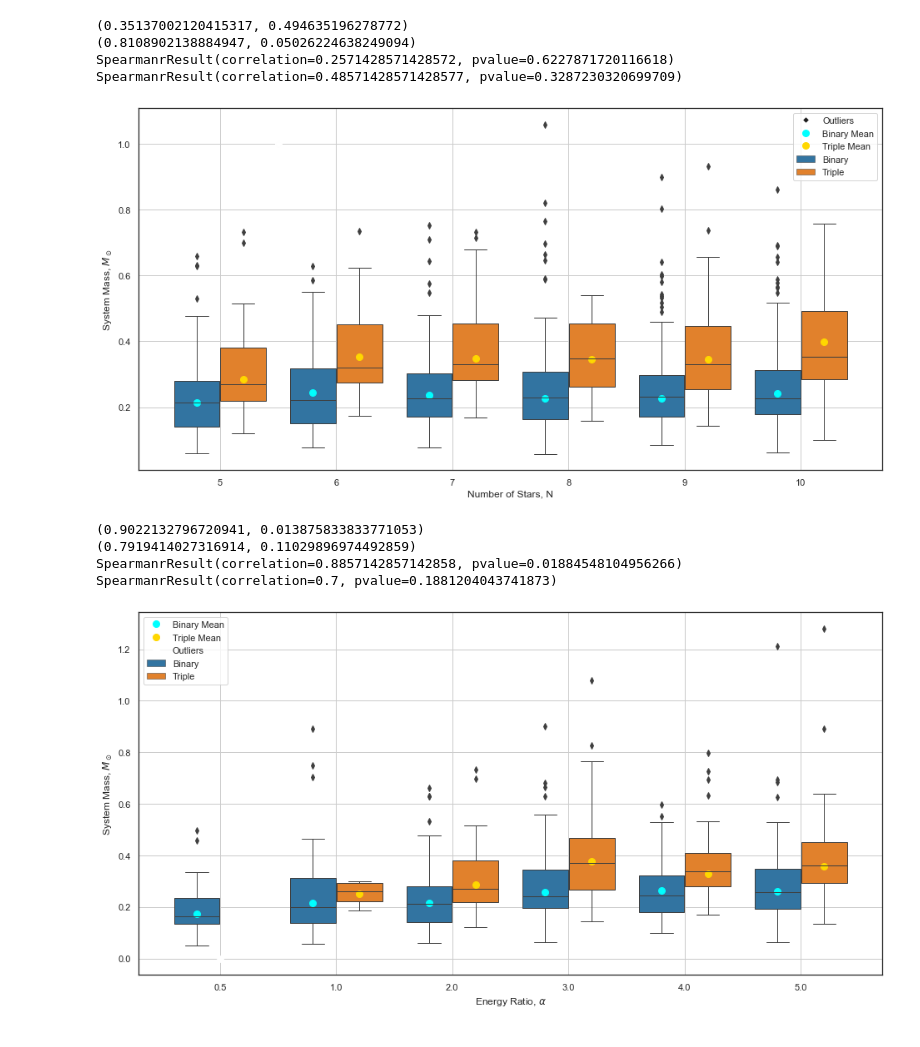
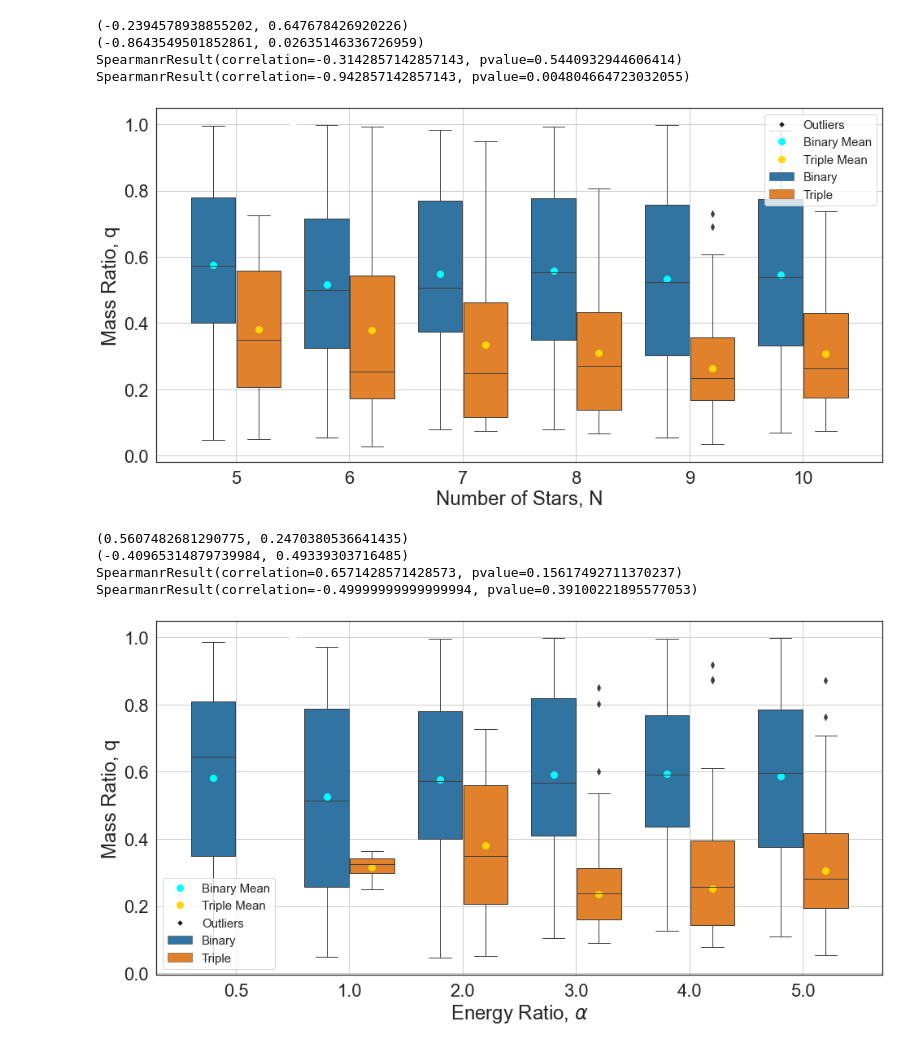
Before and after one commit to clonematthew/N-body-Modelling, a Jupyter notebook: Data Files/Data Analysis.ipynb, the cells around one changed output. Drawn from its saved outputs; the diff is of its cells as text; code cells hidden in the pictures.

```diff
--- a/Data Files/Data Analysis.ipynb
+++ b/Data Files/Data Analysis.ipynb
@@ -11,9 +11,9 @@ from scipy.stats import spearmanr
 # Setting how many files of data we have
 nFiles = 6
 parameters = ["5-100-2", "6-100-2", "7-100-2", "8-100-2", "9-100-2", "10-100-2"]
-column = 2
+column = 6
 nStars = [5, 6, 7, 8, 9, 10]
-normalisation = 1.99e30
+normalisation = 1
 
 # Creating dataframe columns
 columns = ["SemiMajorAxis", "Type", "NStars"]
@@ -41,8 +41,8 @@ for i in range(nFiles):
     dataFrameT = dataFrameT.dropna()
 
     # Extracting the semi-major axis data
-    aB = dataFrameB[column].to_numpy()
-    aT = dataFrameT[column].to_numpy()
+    aB = 1/dataFrameB[column].to_numpy()
+    aT = 1/dataFrameT[column].to_numpy()
 
     # Outliers Binaries
     q1B, q2B, q3B = np.percentile(aB, [25, 50, 75])
@@ -94,48 +94,50 @@ dict = {"SemiMajorAxis" : a, "Type": t, "NStars": n}
 df = pd.DataFrame(dict)
 
 # Plotting
-plt.rcParams.update({'font.size': 15})
+plt.rcParams.update({'font.size': 20})
 plt.figure(figsize=(16,8))
+
+sns.set(font_scale=2)
 sns.set_style(style="white")
-sns.set_context("notebook")
+#sns.set_context("notebook")
+
 ax = sns.boxplot(x="NStars", y="SemiMajorAxis", data=df, hue="Type", palette="tab10", showfliers =True, linewidth=1)
 plt.xlabel("Number of Stars, N")
-plt.ylabel("System Mass, $M_\odot$")
-#plt.yscale("log")
+plt.ylabel("Mass Ratio, q")
+
 plt.grid(True)
 plt.plot(0.5,1, "kD", label="Outliers", linewidth=0, markeredgecolor="white")
 plt.plot(0.5,1, "wD", linewidth=0, markeredgecolor="white")
 
 # Data for plotting the means and standard deviation ranges
 meansB = np.array(meansB)
 meansT = np.array(meansT)
 
 bposes = np.array([0,1,2,3,4,5])
 bposes = bposes - 0.2
 tposes = np.array([0,1,2,3,4,5])
 tposes = tposes + 0.2
 
 # Plotting the means
 plt.plot(bposes, meansB, "o", markersize=8, linewidth=1, label="Binary Mean", color="cyan")
 plt.plot(tposes, meansT, "o", markersize=8, linewidth=1, label="Triple Mean", color="gold")
-
 #plt.yscale("log")
 
-plt.legend(loc="best")
+plt.legend(loc="best", fontsize=15)
 
-plt.savefig("nStarsSystemMass.png", dpi=300, bbox_inches='tight')
+plt.savefig("nStarsMassRatio.png", dpi="figure", bbox_inches='tight')
 
 print(pearsonr(nStars, (meansB)))
 print(pearsonr(nStars, (meansT)))
 
 print(spearmanr(nStars, meansB))
 print(spearmanr(nStars, meansT))
 # %% [output]
-(0.35137002120415317, 0.494635196278772)
-(0.8108902138884947, 0.05026224638249094)
-SpearmanrResult(correlation=0.2571428571428572, pvalue=0.6227871720116618)
-SpearmanrResult(correlation=0.48571428571428577, pvalue=0.3287230320699709)
+(-0.2394578938855202, 0.647678426920226)
+(-0.8643549501852861, 0.02635146336726959)
+SpearmanrResult(correlation=-0.3142857142857143, pvalue=0.5440932944606414)
+SpearmanrResult(correlation=-0.942857142857143, pvalue=0.004804664723032055)
-[figure, old version]
+[figure, new version]
 # %%
 # Creating arrays
 binaryFrac = []
@@ -169,9 +171,9 @@ plt.plot([5,6,7,8,9,10], tripleFrac)
 # Setting how many files of data we have
 nFiles = 6
 parameters = ["5-100-0.5", "5-100-1", "5-100-2", "5-100-3", "5-100-4", "5-100-5"]
-column = 2
+column = 6
 nStars = [0.5, 1, 2, 3, 4, 5]
-normalisation = 1.99e30
+normalisation =1
 
 # Creating dataframe columns
 columns = ["SemiMajorAxis", "Type", "NStars"]
@@ -202,8 +204,8 @@ for i in range(nFiles):
     dataFrameT = dataFrameT.dropna()
 
     # Extracting the semi-major axis data
-    aB = dataFrameB[column].to_numpy()
-    aT = dataFrameT[column].to_numpy()
+    aB = 1/dataFrameB[column].to_numpy()
+    aT = 1/dataFrameT[column].to_numpy()
 
 
     # Outliers Binaries
@@ -264,8 +266,8 @@ sns.set(font_scale = 1.3)
 
 # Plotting
 plt.figure(figsize=(16,8))
+sns.set(font_scale=2)
 sns.set_style(style="white")
-sns.set_context("notebook")
 ax = sns.boxplot(x="NStars", y="SemiMajorAxis", data=df, showfliers=True, hue="Type", linewidth=1, palette="tab10")
 
 # Data for plotting the means and standard deviation ranges
@@ -286,10 +288,11 @@ plt.plot(tposes, meansT, "o", markersize=8, linewidth=1, label="Triple Mean", co
 
 plt.grid(True)
 plt.xlabel("Energy Ratio, $\\alpha$")
-plt.ylabel("System Mass, $M_\odot$")
-plt.plot(0,0, "wD", label="Outliers")
-plt.legend()
-plt.savefig("alphaSystemMass.png", dpi=300, bbox_inches='tight')
+plt.ylabel("Mass Ratio, q")
+plt.plot(0.5,1, "kD", label="Outliers", linewidth=0, markeredgecolor="white")
+plt.plot(0.5,1, "wD", linewidth=0, markeredgecolor="white")
+plt.legend(fontsize=15, loc="best")
+plt.savefig("alphaMassRatio.png", dpi="figure", bbox_inches='tight')
 
 print(pearsonr(nStars, meansB))
 print(pearsonr(nStars[1:], meansT))
@@ -298,11 +301,11 @@ print(pearsonr(nStars[1:], meansT))
 print(spearmanr(nStars, meansB))
 print(spearmanr(nStars[1:], meansT))
 # %% [output]
-(0.9022132796720941, 0.013875833833771053)
-(0.7919414027316914, 0.11029896974492859)
-SpearmanrResult(correlation=0.8857142857142858, pvalue=0.01884548104956266)
-SpearmanrResult(correlation=0.7, pvalue=0.1881204043741873)
+(0.5607482681290775, 0.2470380536641435)
+(-0.40965314879739984, 0.49339303716485)
+SpearmanrResult(correlation=0.6571428571428573, pvalue=0.15617492711370237)
+SpearmanrResult(correlation=-0.49999999999999994, pvalue=0.39100221895577053)
-[figure, old version]
+[figure, new version]
 # %%
 # Creating arrays
 binaryFrac = []
```
Also changed, not shown: parts of 5 cells of this notebook, 39 other files.
